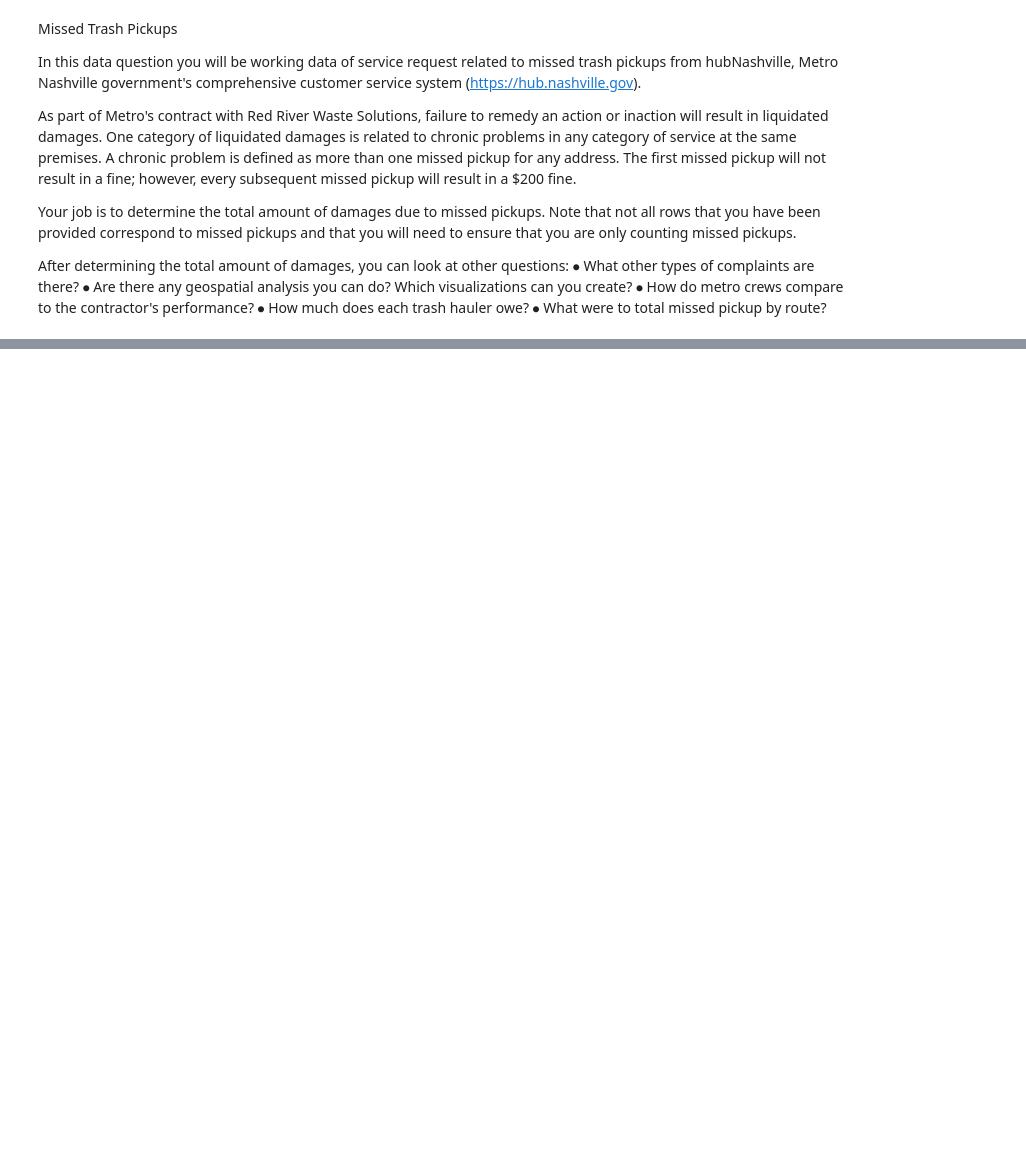
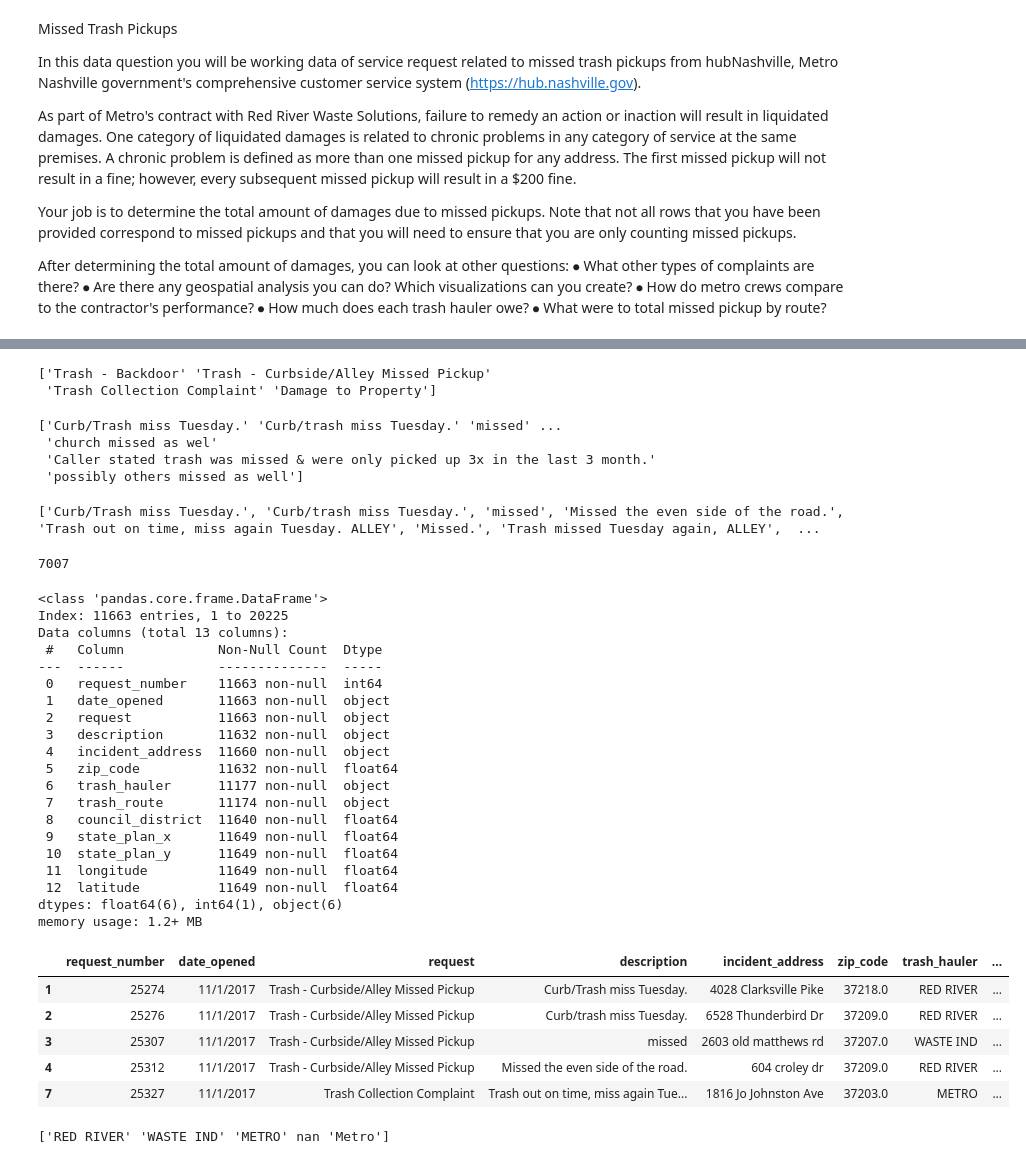
Before and after one commit to NSS-Data-Analytics-Cohort-16/da16-trashpickups-DSVaughan266, a Jupyter notebook: notebooks/trashpickups.ipynb, the cells around one changed output, grey strips where cells are left out. Saved outputs shown, nothing was run; the diff lists cells and outputs as text; code cells hidden in the pictures; blank space fills up the shorter version.

```diff
--- a/notebooks/trashpickups.ipynb
+++ b/notebooks/trashpickups.ipynb
@@ -59,0 +80,68 @@ After determining the total amount of damages, you can look at other questions:
+# %%
+# See a list of all "request" types.
+unique_requests = df_trash["request"].unique()
+print(unique_requests)
+# %% [output]
+['Trash - Backdoor' 'Trash - Curbside/Alley Missed Pickup'
+ 'Trash Collection Complaint' 'Damage to Property']
+# %%
+# See a list of all "Missed Pickup" requests with "descriptions" that contain the word "miss".
+request_trash_missed = df_trash[df_trash["request"] == "Trash - Curbside/Alley Missed Pickup"]
+unique_trash_missed = request_trash_missed[request_trash_missed["description"].str.contains("miss", case=False, na=False)]
+unique_miss_entries = unique_trash_missed["description"].unique()
+print(unique_miss_entries)
+# %% [output]
+['Curb/Trash miss Tuesday.' 'Curb/trash miss Tuesday.' 'missed' ...
+ 'church missed as wel'
+ 'Caller stated trash was missed & were only picked up 3x in the last 3 month.'
+ 'possibly others missed as well']
+# %%
+# See a list of all descriptions that contain "miss" across all request types.
+miss_entries = df_trash[df_trash["description"].str.contains("miss", case=False, na=False)]
+unique_miss_entries = miss_entries["description"].unique().tolist()
+print(unique_miss_entries)
+# %% [output]
+['Curb/Trash miss Tuesday.', 'Curb/trash miss Tuesday.', 'missed', 'Missed the even side of the road.', 'Trash out on time, miss again Tuesday. ALLEY', 'Missed.', 'Trash missed Tuesday again, ALLEY',  ...
+# %%
+# There are 7007 unique descriptions across all requests that contain the word "miss".
+unique_miss_entries_count = len(set(unique_miss_entries))
+print(unique_miss_entries_count)
+# %% [output]
+7007
+# %%
+trash_missed_df = df_trash[df_trash['description'].str.contains('missed| miss', case=False, na=True)]
+trash_missed_df.info()
+trash_missed_df.head()
+# %% [output]
+<class 'pandas.core.frame.DataFrame'>
+Index: 11663 entries, 1 to 20225
+Data columns (total 13 columns):
+ #   Column            Non-Null Count  Dtype
+---  ------            --------------  -----
+ 0   request_number    11663 non-null  int64
+ 1   date_opened       11663 non-null  object
+ 2   request           11663 non-null  object
+ 3   description       11632 non-null  object
+ 4   incident_address  11660 non-null  object
+ 5   zip_code          11632 non-null  float64
+ 6   trash_hauler      11177 non-null  object
+ 7   trash_route       11174 non-null  object
+ 8   council_district  11640 non-null  float64
+ 9   state_plan_x      11649 non-null  float64
+ 10  state_plan_y      11649 non-null  float64
+ 11  longitude         11649 non-null  float64
+ 12  latitude          11649 non-null  float64
+dtypes: float64(6), int64(1), object(6)
+memory usage: 1.2+ MB
+|  | request_number | date_opened | request | description | incident_address | zip_code | trash_hauler | ... |
+| 1 | 25274 | 11/1/2017 | Trash - Curbside/Alley Missed Pickup | Curb/Trash miss Tuesday. | 4028 Clarksville Pike | 37218.0 | RED RIVER | ... |
+| 2 | 25276 | 11/1/2017 | Trash - Curbside/Alley Missed Pickup | Curb/trash miss Tuesday. | 6528 Thunderbird Dr | 37209.0 | RED RIVER | ... |
+| 3 | 25307 | 11/1/2017 | Trash - Curbside/Alley Missed Pickup | missed | 2603 old matthews rd | 37207.0 | WASTE IND | ... |
+| 4 | 25312 | 11/1/2017 | Trash - Curbside/Alley Missed Pickup | Missed the even side of the road. | 604 croley dr | 37209.0 | RED RIVER | ... |
+| 7 | 25327 | 11/1/2017 | Trash Collection Complaint | Trash out on time, miss again Tue... | 1816 Jo Johnston Ave | 37203.0 | METRO | ... |
+# %%
+# How many contractors pick up trash?
+unique_contractors = df_trash["trash_hauler"].unique()
+print(unique_contractors)
+# %% [output]
+['RED RIVER' 'WASTE IND' 'METRO' nan 'Metro']
```
Also changed, not shown: parts of 8 cells of this notebook.
